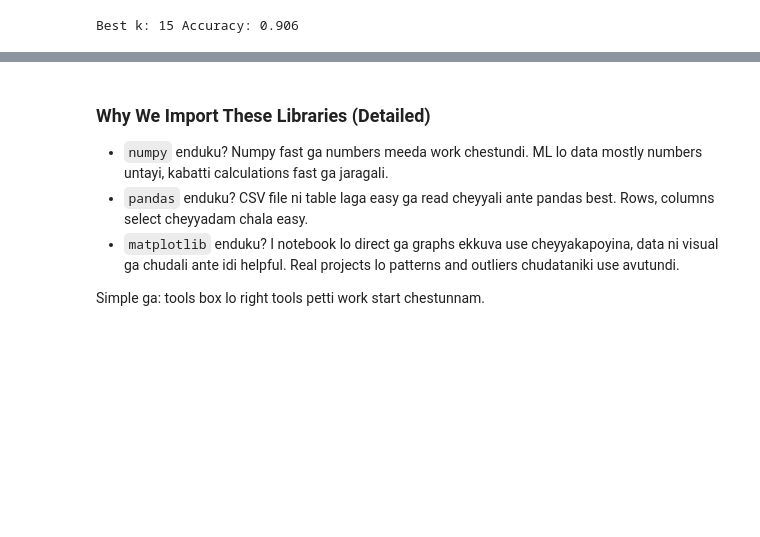
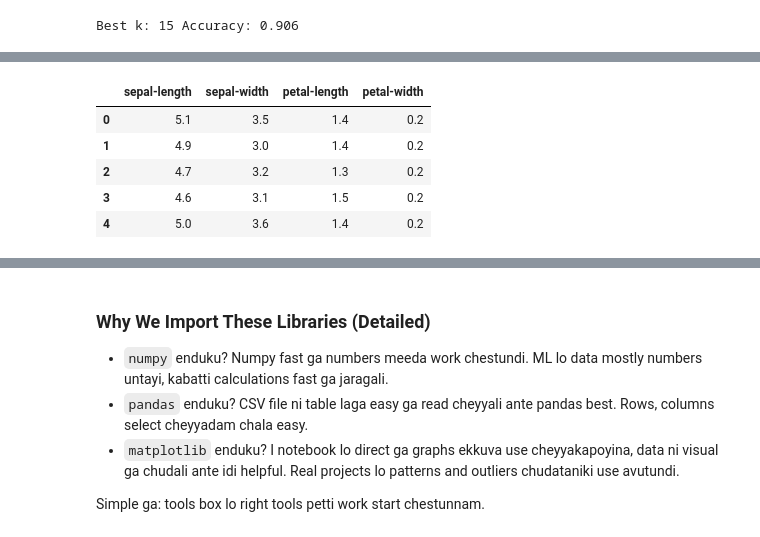
Before and after one commit to saikumarreddyk510-byte/AILearnings, a Jupyter notebook: ML/dataPreprocessing/data_preprocessing_tools.ipynb, the cells around one changed output, grey strips where cells are left out. Saved outputs shown, nothing was run; the diff lists cells and outputs as text; code cells hidden in the pictures; blank space fills up the shorter version.

```diff
--- a/ML/dataPreprocessing/data_preprocessing_tools.ipynb
+++ b/ML/dataPreprocessing/data_preprocessing_tools.ipynb
@@ -2272,0 +2409,14 @@ print("Best k:", best_k, "Accuracy:", max(scores))
+# %%
+# Step 8: Modati 4 columns ni features (X), Target column ni label (Y) ga separate chestunnam.
+X = dataset.iloc[:, 0:4]
+Y = dataset.loc[:, "Target"]
+# %%
+# Step 9: Features (X) first 5 rows verify chestunnam.
+X.head()
+# %% [output]
+|  | sepal-length | sepal-width | petal-length | petal-width |
+| 0 | 5.1 | 3.5 | 1.4 | 0.2 |
+| 1 | 4.9 | 3.0 | 1.4 | 0.2 |
+| 2 | 4.7 | 3.2 | 1.3 | 0.2 |
+| 3 | 4.6 | 3.1 | 1.5 | 0.2 |
+| 4 | 5.0 | 3.6 | 1.4 | 0.2 |
```
Also changed, not shown: parts of 72 cells of this notebook, 1 other file.
